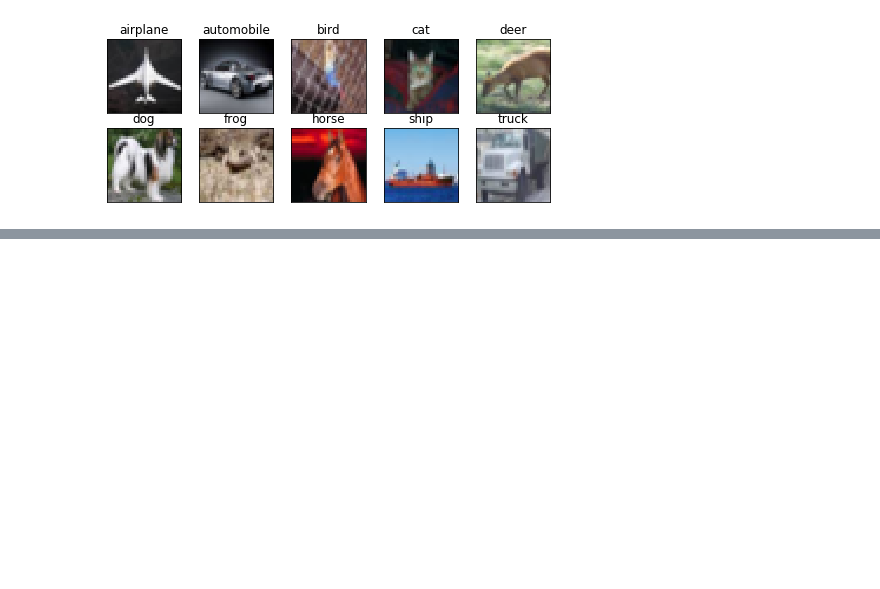
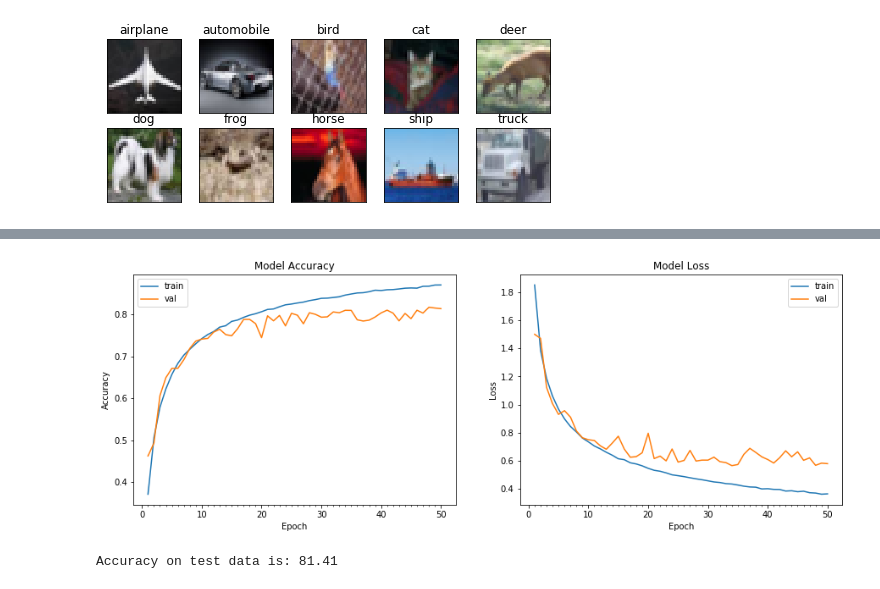
Before and after one commit to vamsigp/EIP-4, a Jupyter notebook: wk_3/S3_Assignment_6.ipynb, the cells around one changed output, grey strips where cells are left out. Saved outputs shown, nothing was run; the diff lists cells and outputs as text; code cells hidden in the pictures; blank space fills up the shorter version.

```diff
--- a/wk_3/S3_Assignment_6.ipynb
+++ b/wk_3/S3_Assignment_6.ipynb
@@ -186,0 +544,3 @@ Accuracy on test data is: 83.05
+# %%
+train_model(m2)
+# %% [output]
@@ -186,0 +564,2 @@ Accuracy on test data is: 83.05
+[figure, added]
+Accuracy on test data is: 81.41
```
Also changed, not shown: parts of 28 cells of this notebook.
